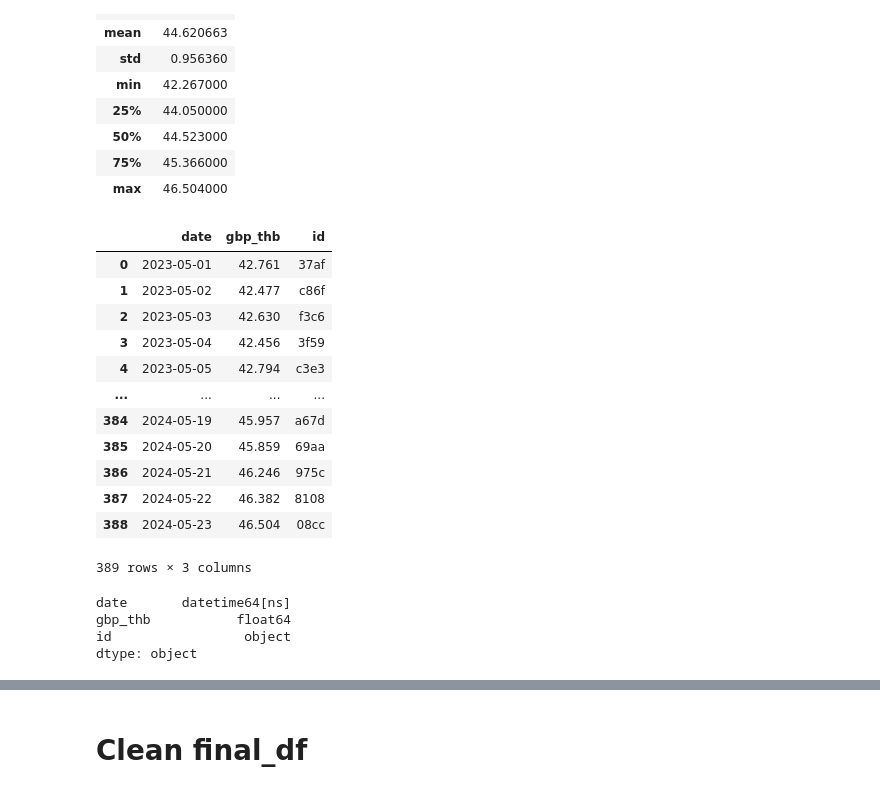
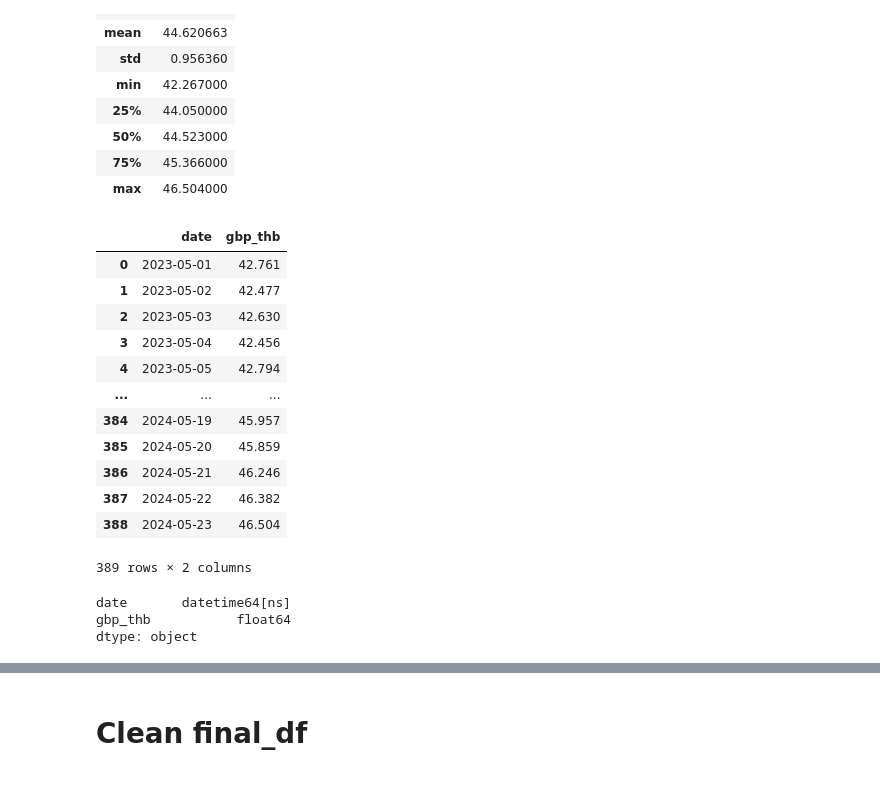
Before and after one commit to TeenGai/Road-to-Data-Engineer, a Jupyter notebook: Clean_data_with_Pandas/clean.ipynb, the cells around one changed output, grey strips where cells are left out. Cells and saved outputs as stored; diff of their text form; code cells hidden in the pictures.

```diff
--- a/Clean_data_with_Pandas/clean.ipynb
+++ b/Clean_data_with_Pandas/clean.ipynb
@@ -118,10 +118,10 @@ transaction
 import requests
 
 # Get data from API
-def api():
+def get_data_from_api():
     url = "https://r2de3-currency-api-vmftiryt6q-as.a.run.app/gbp_thb"
     r = requests.get(url)
     result = r.json()
     return pd.DataFrame(result)
 
-conversion_rate = api()
+conversion_rate = get_data_from_api()
@@ -143,0 +144,4 @@ api()
+# %%
+# Drop id column
+conversion_rate = conversion_rate.drop(columns='id', axis=1)
+conversion_rate
@@ -220,21 +237,21 @@ conversion_rate.describe()
 | max | 46.504000 |
 # %%
 # Check format
-conversion_rate[conversion_rate['date'].str.contains(r"^\d{4}\-\d{2}\-\d{2}$")]
+conversion_rate[conversion_rate['date'].str.match(r"^\d{4}\-\d{2}\-\d{2}$")]
 # %% [output]
-|  | date | gbp_thb | id |
-| 0 | 2023-05-01 | 42.761 | 37af |
-| 1 | 2023-05-02 | 42.477 | c86f |
-| 2 | 2023-05-03 | 42.630 | f3c6 |
-| 3 | 2023-05-04 | 42.456 | 3f59 |
-| 4 | 2023-05-05 | 42.794 | c3e3 |
-| ... | ... | ... | ... |
-| 384 | 2024-05-19 | 45.957 | a67d |
-| 385 | 2024-05-20 | 45.859 | 69aa |
-| 386 | 2024-05-21 | 46.246 | 975c |
-| 387 | 2024-05-22 | 46.382 | 8108 |
-| 388 | 2024-05-23 | 46.504 | 08cc |
+|  | date | gbp_thb |
+| 0 | 2023-05-01 | 42.761 |
+| 1 | 2023-05-02 | 42.477 |
+| 2 | 2023-05-03 | 42.630 |
+| 3 | 2023-05-04 | 42.456 |
+| 4 | 2023-05-05 | 42.794 |
+| ... | ... | ... |
+| 384 | 2024-05-19 | 45.957 |
+| 385 | 2024-05-20 | 45.859 |
+| 386 | 2024-05-21 | 46.246 |
+| 387 | 2024-05-22 | 46.382 |
+| 388 | 2024-05-23 | 46.504 |
-389 rows × 3 columns
+389 rows × 2 columns
 # %%
 # Cast to date-data-type
 conversion_rate['date'] = pd.to_datetime(conversion_rate['date'])
@@ -244,7 +261,6 @@ conversion_rate.dtypes
 # %% [output]
 date       datetime64[ns]
 gbp_thb           float64
-id                 object
 dtype: object
 # %%
 # Merge merged_df, conversion_rate as final_df
```
Also changed, not shown: parts of 37 cells of this notebook.
